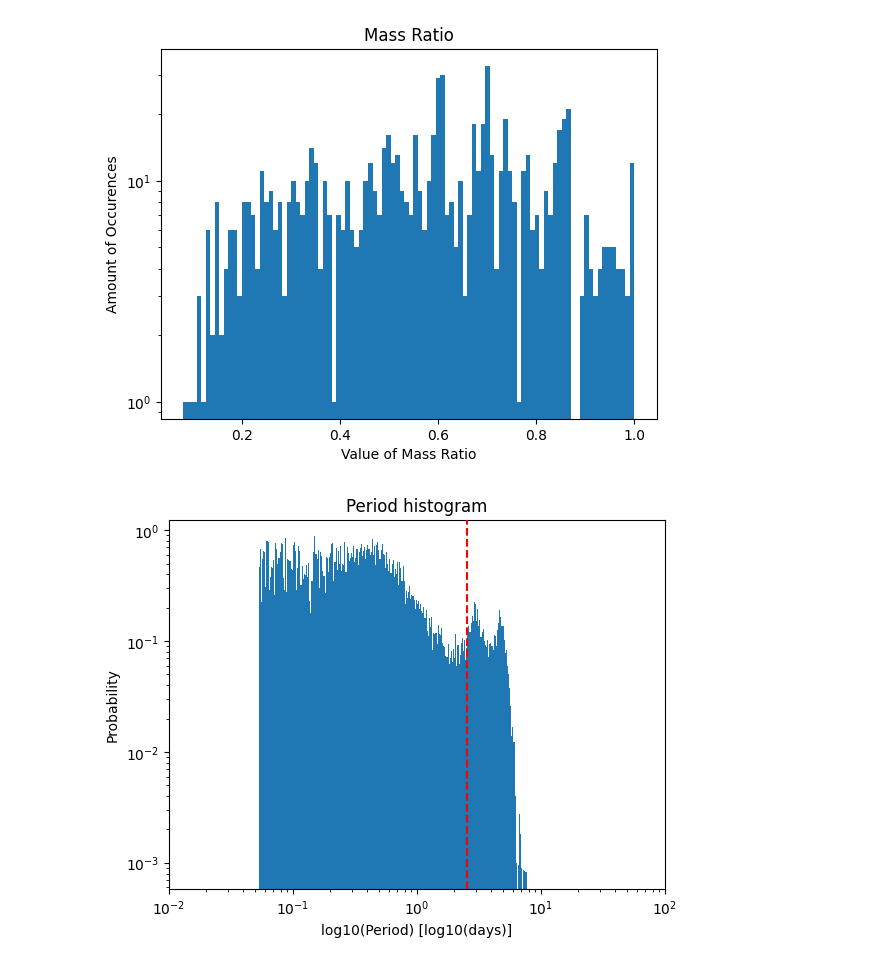
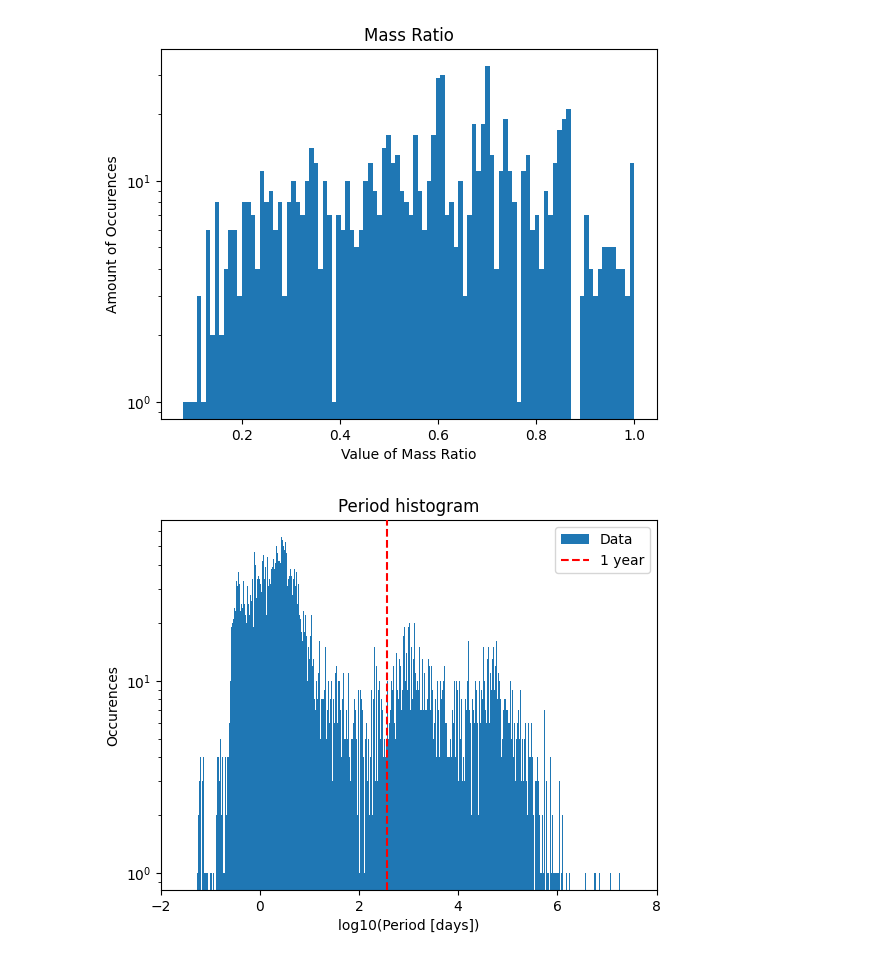
Before and after one commit to Eljameuter/Orbital-and-physical-parameter-distribution-of-Binary-Systems, a Jupyter notebook: Period and mass ratio.ipynb, the cells around one changed output. Cells and saved outputs as stored; diff of their text form; code cells hidden in the pictures.

```diff
--- a/Period and mass ratio.ipynb
+++ b/Period and mass ratio.ipynb
@@ -6,33 +6,32 @@ import scipy as sc
 # %%
 df = pd.read_csv(r'DATA/RAW/reduced_raw_data.csv')
 eccentricity = df["e"]
 mass_ratio = df["q"]
 period = df["period"]
 semi_major_ax = df["a"]
 id = df["system_id"]
 
 plt.hist(mass_ratio, log=True, bins=100)
 plt.xlabel('Value of Mass Ratio')
 plt.ylabel('Amount of Occurences')
 plt.title('Mass Ratio')
 plt.show()
 
 
-bins = np.logspace(np.log10(period.min()),
+bins = np.linspace(np.log10(period.min()),
                    np.log10(period.max()),
                    1000)
-plt.hist(np.log10(period), log=True, bins=bins, density=True)
-#plt.axvline(365, color = 'red', linestyle='dashed',zorder = 45)
-plt.xlabel('log10(Period) [log10(days)]')
-plt.ylabel('Probability')
+plt.hist(np.log10(period), log=True, bins=bins,density=False, label= 'Data')
+plt.xlabel('log10(Period [days])')
+plt.ylabel('Occurences')
 plt.title('Period histogram')
-plt.xlim(10**-2,10**2)
-plt.xscale('log')
-plt.axvline(np.log10(365), color = 'red', linestyle = 'dashed', zorder = 45)
+plt.xlim(-2,8)
+plt.axvline(np.log10(365), color = 'red', linestyle = 'dashed', zorder = 45, label = '1 year')
+plt.legend()
 plt.show()
 # %% [output]
 [figure]
-[figure, old version]
+[figure, new version]
 # %%
 #Bias in Mass ratio, for low ratios. One star is just that much heavier
 #Duquennoy & Mayor (1991) https://academic.oup.com/mnras/article/417/3/1684/1084726?login=true
```
Also changed, not shown: parts of 1 cell of this notebook.
